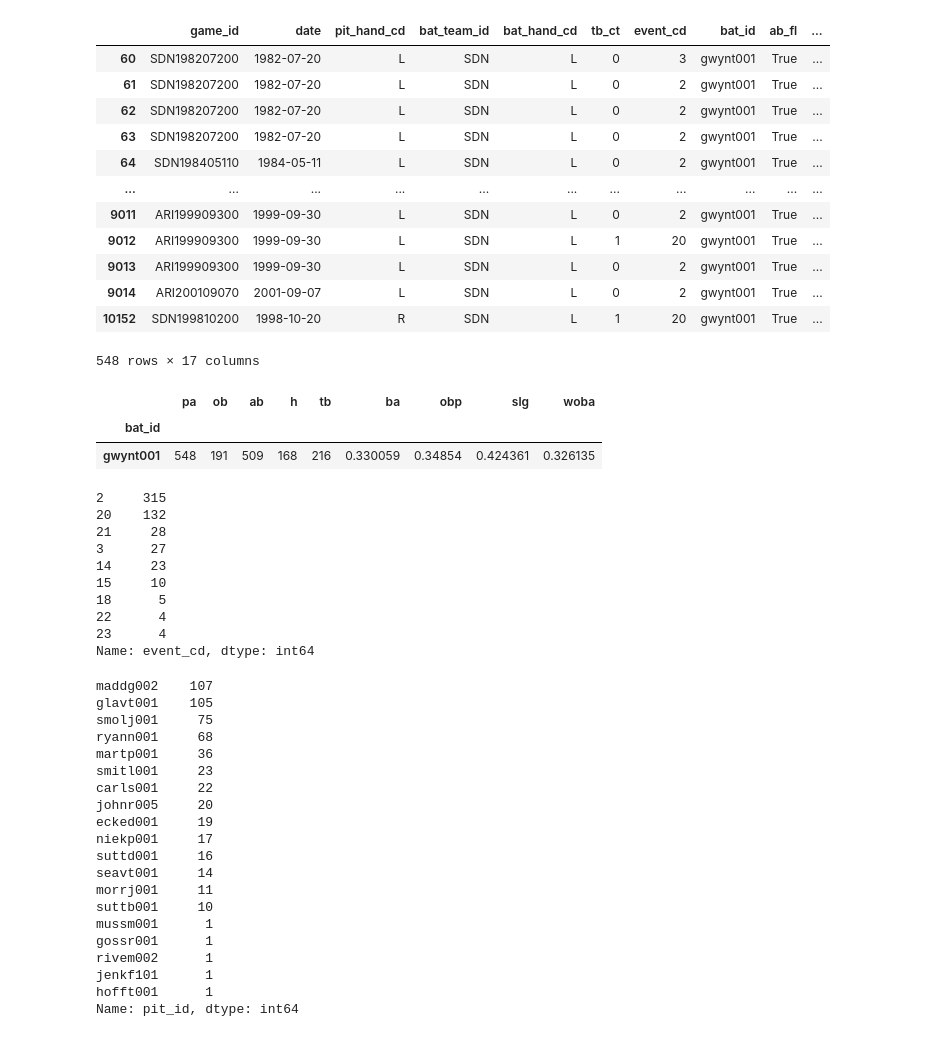
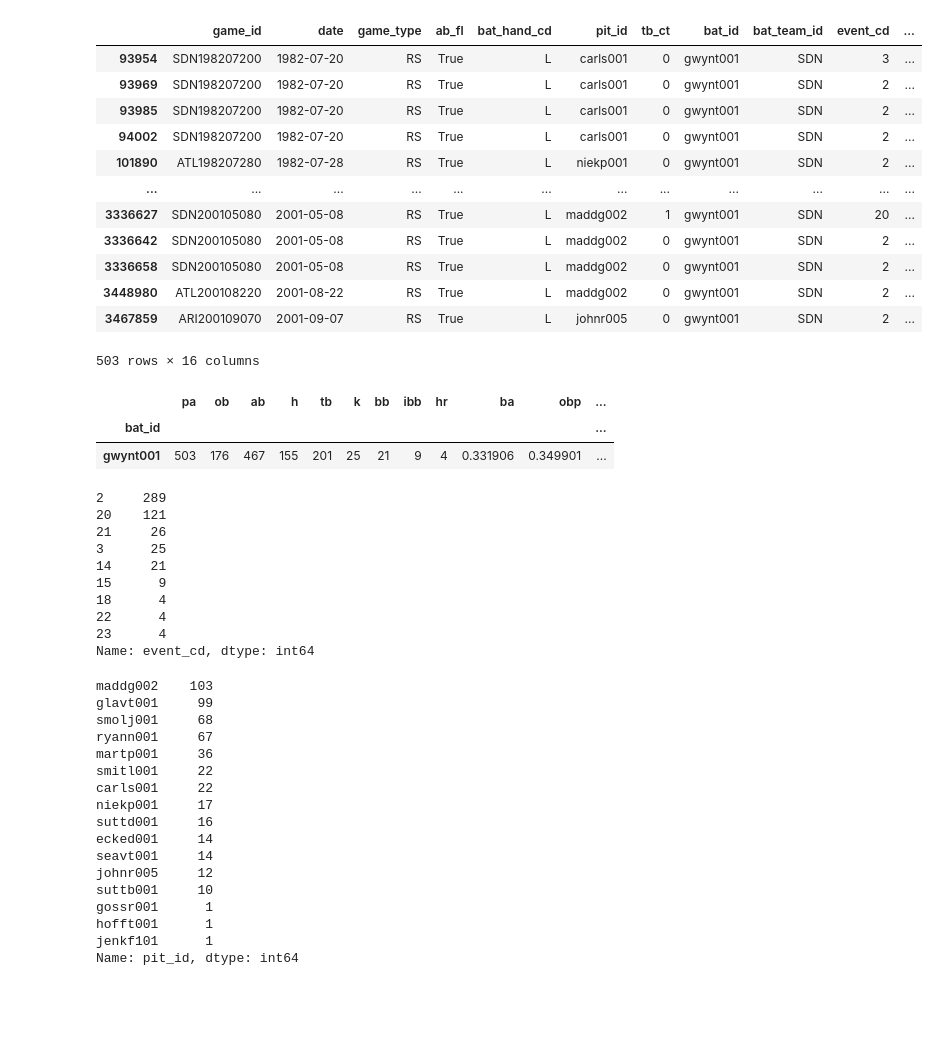
Before and after one commit to sdvinay/baseball_sql, a Jupyter notebook: pandas/gwynn_vs_HOFers.ipynb, the cells around one changed output. Cells and saved outputs as stored; diff of their text form; code cells hidden in the pictures; blank space fills up the shorter version.

```diff
--- a/pandas/gwynn_vs_HOFers.ipynb
+++ b/pandas/gwynn_vs_HOFers.ipynb
@@ -134,59 +107,56 @@ tg2
 # %%
-vs_hof = tg2[tg2['bbref_id'].isin(hofers)]
+vs_hof = tg.query('pit_id in @hofers')
 vs_hof
 # %% [output]
-|  | game_id | date | pit_hand_cd | bat_team_id | bat_hand_cd | tb_ct | event_cd | bat_id | ab_fl | ... |
-| 60 | SDN198207200 | 1982-07-20 | L | SDN | L | 0 | 3 | gwynt001 | True | ... |
-| 61 | SDN198207200 | 1982-07-20 | L | SDN | L | 0 | 2 | gwynt001 | True | ... |
-| 62 | SDN198207200 | 1982-07-20 | L | SDN | L | 0 | 2 | gwynt001 | True | ... |
-| 63 | SDN198207200 | 1982-07-20 | L | SDN | L | 0 | 2 | gwynt001 | True | ... |
-| 64 | SDN198405110 | 1984-05-11 | L | SDN | L | 0 | 2 | gwynt001 | True | ... |
-| ... | ... | ... | ... | ... | ... | ... | ... | ... | ... | ... |
-| 9011 | ARI199909300 | 1999-09-30 | L | SDN | L | 0 | 2 | gwynt001 | True | ... |
-| 9012 | ARI199909300 | 1999-09-30 | L | SDN | L | 1 | 20 | gwynt001 | True | ... |
-| 9013 | ARI199909300 | 1999-09-30 | L | SDN | L | 0 | 2 | gwynt001 | True | ... |
-| 9014 | ARI200109070 | 2001-09-07 | L | SDN | L | 0 | 2 | gwynt001 | True | ... |
-| 10152 | SDN199810200 | 1998-10-20 | R | SDN | L | 1 | 20 | gwynt001 | True | ... |
+|  | game_id | date | game_type | ab_fl | bat_hand_cd | pit_id | tb_ct | bat_id | bat_team_id | event_cd | ... |
+| 93954 | SDN198207200 | 1982-07-20 | RS | True | L | carls001 | 0 | gwynt001 | SDN | 3 | ... |
+| 93969 | SDN198207200 | 1982-07-20 | RS | True | L | carls001 | 0 | gwynt001 | SDN | 2 | ... |
+| 93985 | SDN198207200 | 1982-07-20 | RS | True | L | carls001 | 0 | gwynt001 | SDN | 2 | ... |
+| 94002 | SDN198207200 | 1982-07-20 | RS | True | L | carls001 | 0 | gwynt001 | SDN | 2 | ... |
+| 101890 | ATL198207280 | 1982-07-28 | RS | True | L | niekp001 | 0 | gwynt001 | SDN | 2 | ... |
+| ... | ... | ... | ... | ... | ... | ... | ... | ... | ... | ... | ... |
+| 3336627 | SDN200105080 | 2001-05-08 | RS | True | L | maddg002 | 1 | gwynt001 | SDN | 20 | ... |
+| 3336642 | SDN200105080 | 2001-05-08 | RS | True | L | maddg002 | 0 | gwynt001 | SDN | 2 | ... |
+| 3336658 | SDN200105080 | 2001-05-08 | RS | True | L | maddg002 | 0 | gwynt001 | SDN | 2 | ... |
+| 3448980 | ATL200108220 | 2001-08-22 | RS | True | L | maddg002 | 0 | gwynt001 | SDN | 2 | ... |
+| 3467859 | ARI200109070 | 2001-09-07 | RS | True | L | johnr005 | 0 | gwynt001 | SDN | 2 | ... |
-548 rows × 17 columns
+503 rows × 16 columns
 # %%
 utils.summarize_events(vs_hof, 'bat_id')
 # %% [output]
-|  | pa | ob | ab | h | tb | ba | obp | slg | woba |
-| bat_id |  |  |  |  |  |  |  |  |  |
-| gwynt001 | 548 | 191 | 509 | 168 | 216 | 0.330059 | 0.34854 | 0.424361 | 0.326135 |
+|  | pa | ob | ab | h | tb | k | bb | ibb | hr | ba | obp | ... |
+| bat_id |  |  |  |  |  |  |  |  |  |  |  | ... |
+| gwynt001 | 503 | 176 | 467 | 155 | 201 | 25 | 21 | 9 | 4 | 0.331906 | 0.349901 | ... |
 # %%
 vs_hof['event_cd'].value_counts()
 # %% [output]
-2     315
-20    132
-21     28
-3      27
-14     23
-15     10
-18      5
+2     289
+20    121
+21     26
+3      25
+14     21
+15      9
+18      4
 22      4
 23      4
 Name: event_cd, dtype: int64
 # %%
 vs_hof['pit_id'].value_counts()
 # %% [output]
-maddg002    107
-glavt001    105
-smolj001     75
-ryann001     68
+maddg002    103
+glavt001     99
+smolj001     68
+ryann001     67
 martp001     36
-smitl001     23
+smitl001     22
 carls001     22
-johnr005     20
-ecked001     19
 niekp001     17
 suttd001     16
+ecked001     14
 seavt001     14
-morrj001     11
+johnr005     12
 suttb001     10
-mussm001      1
 gossr001      1
-rivem002      1
+hofft001      1
 jenkf101      1
-hofft001      1
 Name: pit_id, dtype: int64
```
Also changed, not shown: parts of 14 cells of this notebook, 1 other file.
